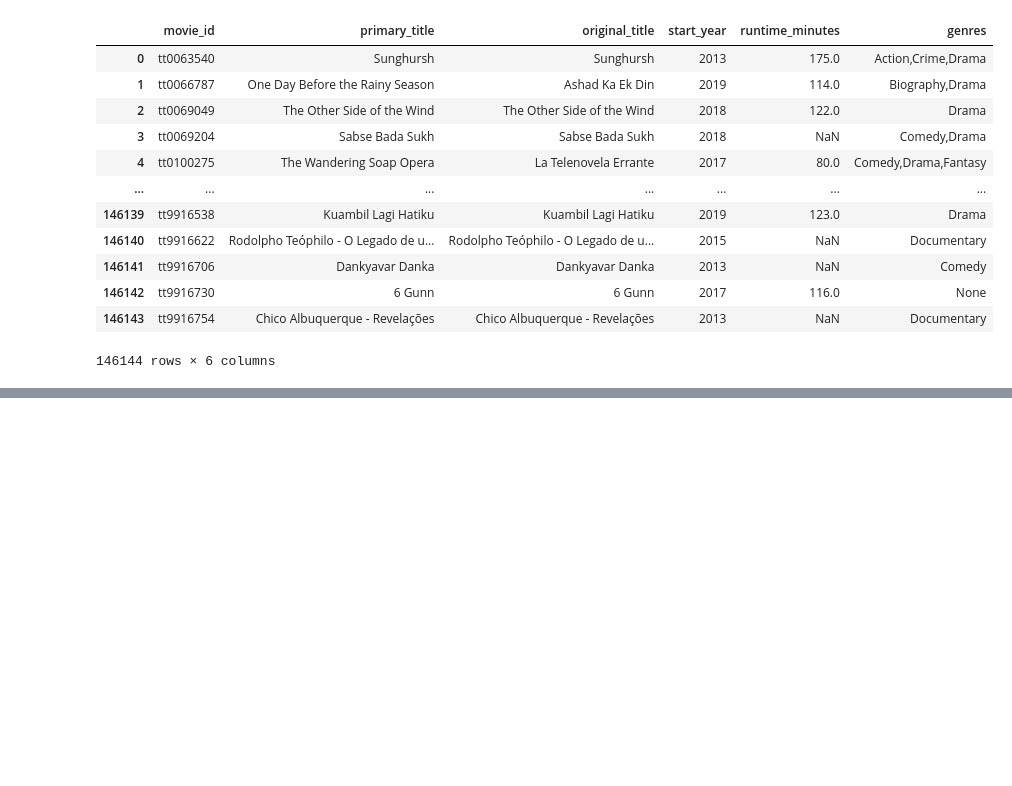
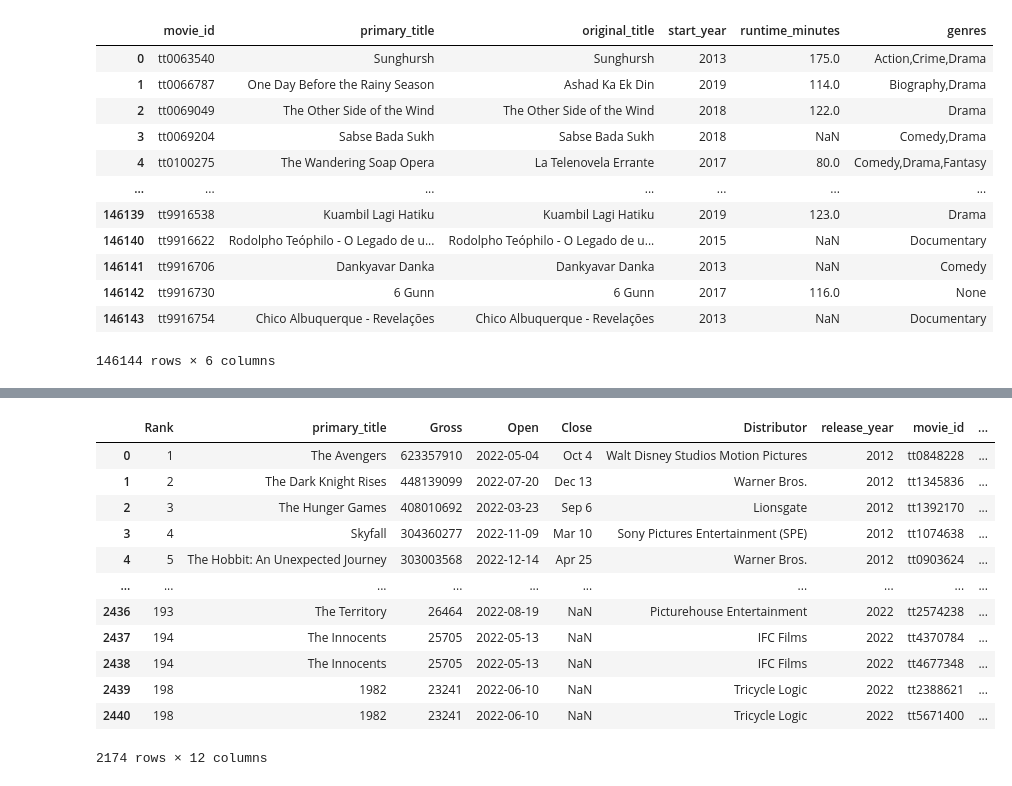
Before and after one commit to pedrov718/box_office_project, a Jupyter notebook: phase1_project.ipynb, the cells around one changed output, grey strips where cells are left out. Cells and saved outputs as stored; diff of their text form; code cells hidden in the pictures; blank space fills up the shorter version.

```diff
--- a/phase1_project.ipynb
+++ b/phase1_project.ipynb
@@ -116,0 +124,20 @@ movies.sample(10)
+# %%
+movies["Max Th"] = movies["Max Th"].str.replace(r'[^\w\s]+', '')
+movies["Opening"] = movies["Opening"].str.replace(r'[^\w\s]+', '')
+movies["Open Th"] = movies["Opening"].str.replace(r'[^\w\s]+', '')
+movies_clean.drop(columns = ["Max Th", "Opening", "Open Th"])
+#movies_clean = movies.dropna(how = "all", subset = ["Max Th", "Opening", "Open Th"])
+# %% [output]
+|  | Rank | primary_title | Gross | Open | Close | Distributor | release_year | movie_id | ... |
+| 0 | 1 | The Avengers | 623357910 | 2022-05-04 | Oct 4 | Walt Disney Studios Motion Pictures | 2012 | tt0848228 | ... |
+| 1 | 2 | The Dark Knight Rises | 448139099 | 2022-07-20 | Dec 13 | Warner Bros. | 2012 | tt1345836 | ... |
+| 2 | 3 | The Hunger Games | 408010692 | 2022-03-23 | Sep 6 | Lionsgate | 2012 | tt1392170 | ... |
+| 3 | 4 | Skyfall | 304360277 | 2022-11-09 | Mar 10 | Sony Pictures Entertainment (SPE) | 2012 | tt1074638 | ... |
+| 4 | 5 | The Hobbit: An Unexpected Journey | 303003568 | 2022-12-14 | Apr 25 | Warner Bros. | 2012 | tt0903624 | ... |
+| ... | ... | ... | ... | ... | ... | ... | ... | ... | ... |
+| 2436 | 193 | The Territory | 26464 | 2022-08-19 | NaN | Picturehouse Entertainment | 2022 | tt2574238 | ... |
+| 2437 | 194 | The Innocents | 25705 | 2022-05-13 | NaN | IFC Films | 2022 | tt4370784 | ... |
+| 2438 | 194 | The Innocents | 25705 | 2022-05-13 | NaN | IFC Films | 2022 | tt4677348 | ... |
+| 2439 | 198 | 1982 | 23241 | 2022-06-10 | NaN | Tricycle Logic | 2022 | tt2388621 | ... |
+| 2440 | 198 | 1982 | 23241 | 2022-06-10 | NaN | Tricycle Logic | 2022 | tt5671400 | ... |
+2174 rows × 12 columns
```
Also changed, not shown: parts of 12 cells of this notebook, 2 other files.
